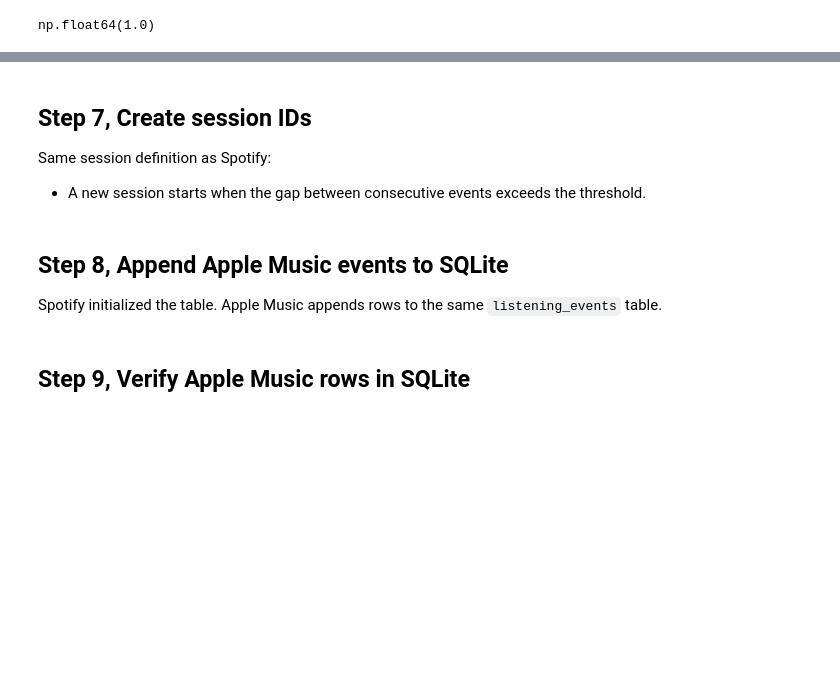
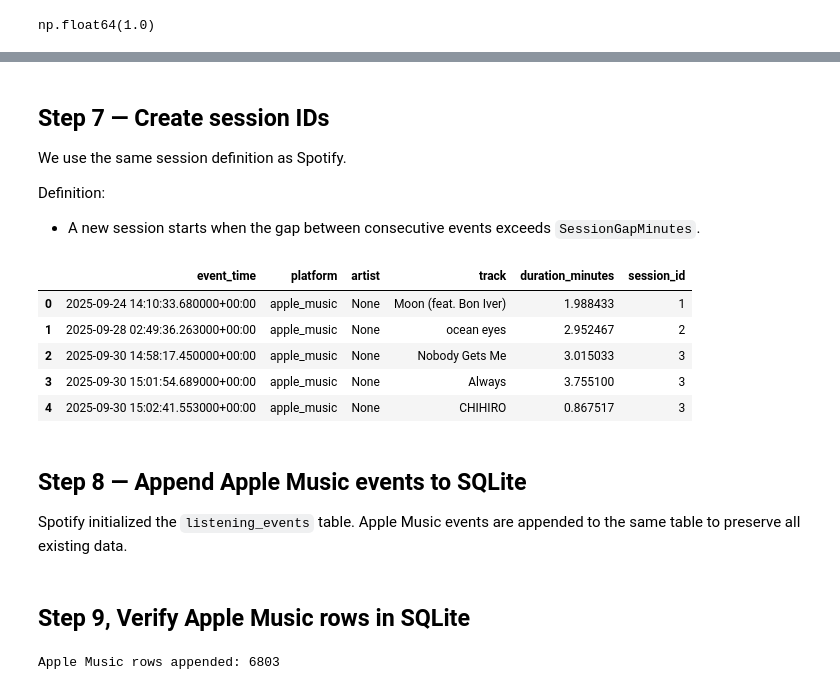
Before and after one commit to nathanho27/MusicPlatformInsights, a Jupyter notebook: notebooks/LoadAppleData.ipynb, the cells around one changed output, grey strips where cells are left out. Cells and saved outputs as stored; diff of their text form; code cells hidden in the pictures; blank space fills up the shorter version.

```diff
--- a/notebooks/LoadAppleData.ipynb
+++ b/notebooks/LoadAppleData.ipynb
@@ -205,23 +225,45 @@ print(apple.isna().sum())
 # %% [markdown]
-## Step 7, Create session IDs
+## Step 7 — Create session IDs
 
-Same session definition as Spotify:
-- A new session starts when the gap between consecutive events exceeds the threshold.
+We use the same session definition as Spotify.
+
+Definition:
+- A new session starts when the gap between consecutive events
+  exceeds `SessionGapMinutes`.
 # %%
+# Look at the timestamp of the previous listening event
 apple["prev_time"] = apple["event_time"].shift()
-apple["gap_minutes"] = (apple["event_time"] - apple["prev_time"]).dt.total_seconds() / 60
 
-apple["new_session"] = apple["gap_minutes"].isna() | (apple["gap_minutes"] > SessionGapMinutes)
+# Compute gap between consecutive events (in minutes)
+apple["gap_minutes"] = (
+    apple["event_time"] - apple["prev_time"]).dt.total_seconds() / 60
+
+# Start a new session if:
+# - this is the first event, or
+# - the gap exceeds the session threshold
+apple["new_session"] = (
+    apple["gap_minutes"].isna() |
+    (apple["gap_minutes"] > SessionGapMinutes))
+
+# Assign session IDs by cumulatively summing session breaks
 apple["session_id"] = apple["new_session"].cumsum()
 
+# Drop intermediate columns used only for session construction
 apple = apple.drop(columns=["prev_time", "gap_minutes", "new_session"])
 
 apple.head()
+# %% [output]
+|  | event_time | platform | artist | track | duration_minutes | session_id |
+| 0 | 2025-09-24 14:10:33.680000+00:00 | apple_music | None | Moon (feat. Bon Iver) | 1.988433 | 1 |
+| 1 | 2025-09-28 02:49:36.263000+00:00 | apple_music | None | ocean eyes | 2.952467 | 2 |
+| 2 | 2025-09-30 14:58:17.450000+00:00 | apple_music | None | Nobody Gets Me | 3.015033 | 3 |
+| 3 | 2025-09-30 15:01:54.689000+00:00 | apple_music | None | Always | 3.755100 | 3 |
+| 4 | 2025-09-30 15:02:41.553000+00:00 | apple_music | None | CHIHIRO | 0.867517 | 3 |
 # %% [markdown]
-## Step 8, Append Apple Music events to SQLite
+## Step 8 — Append Apple Music events to SQLite
 
-Spotify initialized the table.
-Apple Music appends rows to the same `listening_events` table.
+Spotify initialized the `listening_events` table.
+Apple Music events are appended to the same table to preserve all existing data.
 # %%
 connect = sqlite3.connect(DatabasePath)
 
@@ -239,19 +281,20 @@ print("Apple Music rows loaded:", len(apple))
 # %% [markdown]
 ## Step 9, Verify Apple Music rows in SQLite
 # %%
+# Connect to the SQLite database
 connect = sqlite3.connect(DatabasePath)
 
-CheckQuery = """
-SELECT
-    platform,
-    COUNT(*) AS RowCount,
-    MIN(event_time) AS MinTime,
-    MAX(event_time) AS MaxTime
-FROM listening_events
-GROUP BY platform;
-"""
+# Append Apple Music events to the existing listening_events table
+apple.to_sql(
+    "listening_events",
+    connect,
+    if_exists="append",
+    index=False
+)
 
-verification = pd.read_sql_query(CheckQuery, connect)
+connect.commit()
 connect.close()
 
-verification
+print("Apple Music rows appended:", len(apple))
+# %% [output]
+Apple Music rows appended: 6803
```
Also changed, not shown: parts of 3 cells of this notebook.
